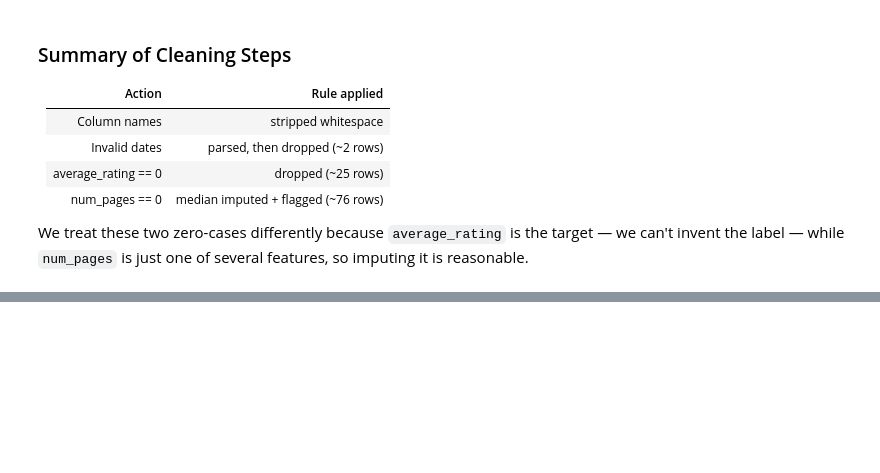
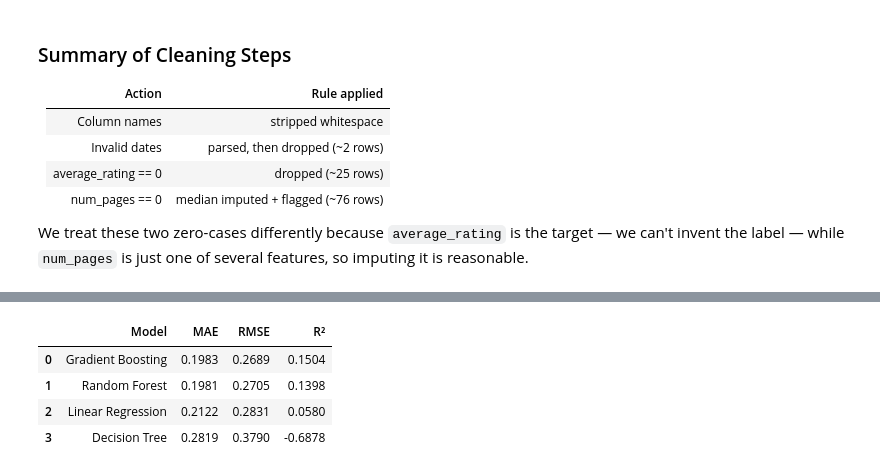
Before and after one commit to panduashish/book_rating_prediction, a Jupyter notebook: book_rating_prediction.ipynb, the cells around one changed output, grey strips where cells are left out. Saved outputs shown, nothing was run; the diff lists cells and outputs as text; code cells hidden in the pictures; blank space fills up the shorter version.

```diff
--- a/book_rating_prediction.ipynb
+++ b/book_rating_prediction.ipynb
@@ -177,0 +383,25 @@ We treat these two zero-cases differently because `average_rating` is the target
+# %%
+from sklearn.linear_model import LinearRegression
+from sklearn.tree import DecisionTreeRegressor
+from sklearn.ensemble import RandomForestRegressor, GradientBoostingRegressor
+from sklearn.metrics import mean_absolute_error, mean_squared_error, r2_score
+
+models = {
+    "Linear Regression": LinearRegression(),
+    "Decision Tree": DecisionTreeRegressor(random_state=42),
+    "Random Forest": RandomForestRegressor(
+        n_estimators=100, random_state=42, n_jobs=-1
+    ),
+    "Gradient Boosting": GradientBoostingRegressor(random_state=42),
+}
+
+trained = {}
+predictions = {}
+
+for name, model in models.items():
+    model.fit(X_train, y_train)
+    trained[name] = model
+    predictions[name] = model.predict(X_test)
+    print(f"Fitted: {name}")
+
+print("\nAll four models trained. Pause before the comparison table ↓")
@@ -177,0 +419,20 @@ We treat these two zero-cases differently because `average_rating` is the target
+# %%
+rows = []
+for name, pred in predictions.items():
+    rows.append({
+        "Model": name,
+        "MAE": mean_absolute_error(y_test, pred),
+        "RMSE": mean_squared_error(y_test, pred) ** 0.5,
+        "R²": r2_score(y_test, pred),
+    })
+
+results = pd.DataFrame(rows).sort_values("R²", ascending=False).reset_index(drop=True)
+results_display = results.copy()
+results_display[["MAE", "RMSE", "R²"]] = results_display[["MAE", "RMSE", "R²"]].round(4)
+results_display
+# %% [output]
+|  | Model | MAE | RMSE | R² |
+| 0 | Gradient Boosting | 0.1983 | 0.2689 | 0.1504 |
+| 1 | Random Forest | 0.1981 | 0.2705 | 0.1398 |
+| 2 | Linear Regression | 0.2122 | 0.2831 | 0.0580 |
+| 3 | Decision Tree | 0.2819 | 0.3790 | -0.6878 |
```
Also changed, not shown: parts of 37 cells of this notebook, 2 other files.
